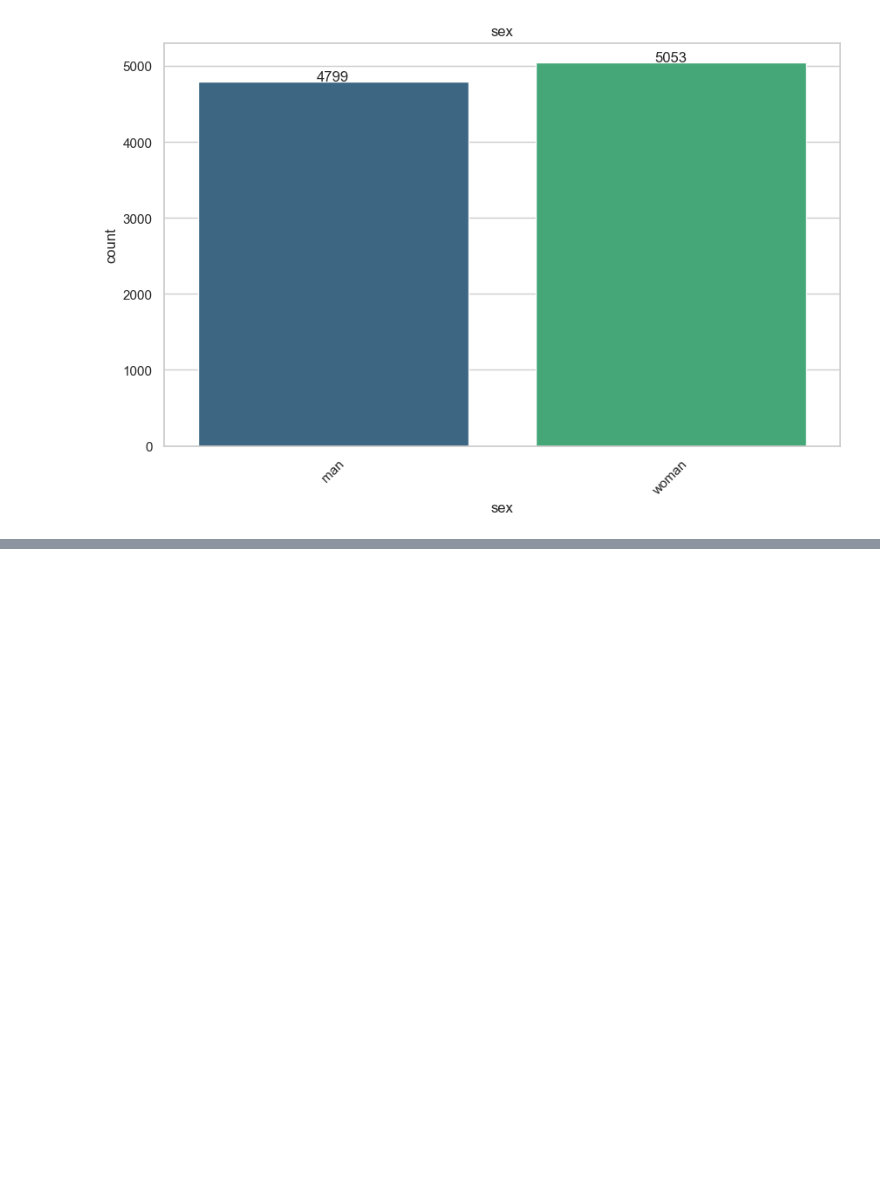
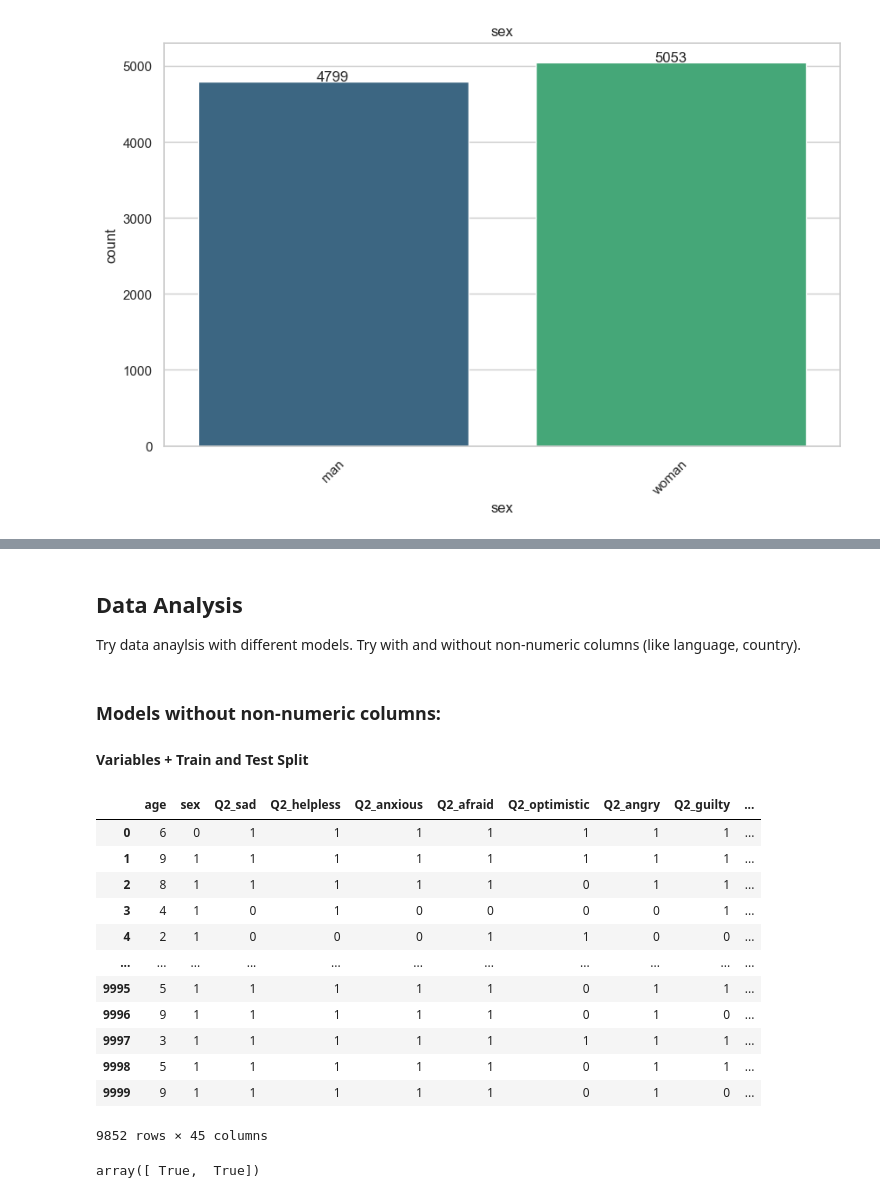
Before and after one commit to jack-rutherford/Climate_Anxiety, a Jupyter notebook: climate_anxiety.ipynb, the cells around one changed output, grey strips where cells are left out. Cells and saved outputs as stored; diff of their text form; code cells hidden in the pictures; blank space fills up the shorter version.

```diff
--- a/climate_anxiety.ipynb
+++ b/climate_anxiety.ipynb
@@ -251,0 +268,9 @@ plt.show()
+# %% [markdown]
+## Data Analysis
+Try data anaylsis with different models. Try with and without non-numeric columns (like language, country).
+# %% [markdown]
+### Models without non-numeric columns:
+#### Variables + Train and Test Split
+# %%
+X = df.drop(columns=['Repondent_Serial', 'language', 'country', 'country:region', 'yyyymmdd', 'AgeGender', 'region', 'Q1'])
+y = df['Q1']
@@ -251,0 +279,29 @@ plt.show()
+# %%
+# Change the sex column to be binary (0 or 1)
+X['sex'] = [0 if sex == 'man' else 1 for sex in df['sex']]
+for column in X.columns:
+    if X[column].unique().size == 2:
+        X[column] = [0 if value == X[column].unique()[0] else 1 for value in X[column]]
+    else:
+        X[column] = X[column].astype('category').cat.codes
+
+X
+# %% [output]
+|  | age | sex | Q2_sad | Q2_helpless | Q2_anxious | Q2_afraid | Q2_optimistic | Q2_angry | Q2_guilty | ... |
+| 0 | 6 | 0 | 1 | 1 | 1 | 1 | 1 | 1 | 1 | ... |
+| 1 | 9 | 1 | 1 | 1 | 1 | 1 | 1 | 1 | 1 | ... |
+| 2 | 8 | 1 | 1 | 1 | 1 | 1 | 0 | 1 | 1 | ... |
+| 3 | 4 | 1 | 0 | 1 | 0 | 0 | 0 | 0 | 1 | ... |
+| 4 | 2 | 1 | 0 | 0 | 0 | 1 | 1 | 0 | 0 | ... |
+| ... | ... | ... | ... | ... | ... | ... | ... | ... | ... | ... |
+| 9995 | 5 | 1 | 1 | 1 | 1 | 1 | 0 | 1 | 1 | ... |
+| 9996 | 9 | 1 | 1 | 1 | 1 | 1 | 0 | 1 | 0 | ... |
+| 9997 | 3 | 1 | 1 | 1 | 1 | 1 | 1 | 1 | 1 | ... |
+| 9998 | 5 | 1 | 1 | 1 | 1 | 1 | 0 | 1 | 1 | ... |
+| 9999 | 9 | 1 | 1 | 1 | 1 | 1 | 0 | 1 | 0 | ... |
+9852 rows × 45 columns
+# %%
+after = X['sex'].value_counts()
+before.values == after.values
+# %% [output]
+array([ True,  True])
```
Also changed, not shown: parts of 10 cells of this notebook.
